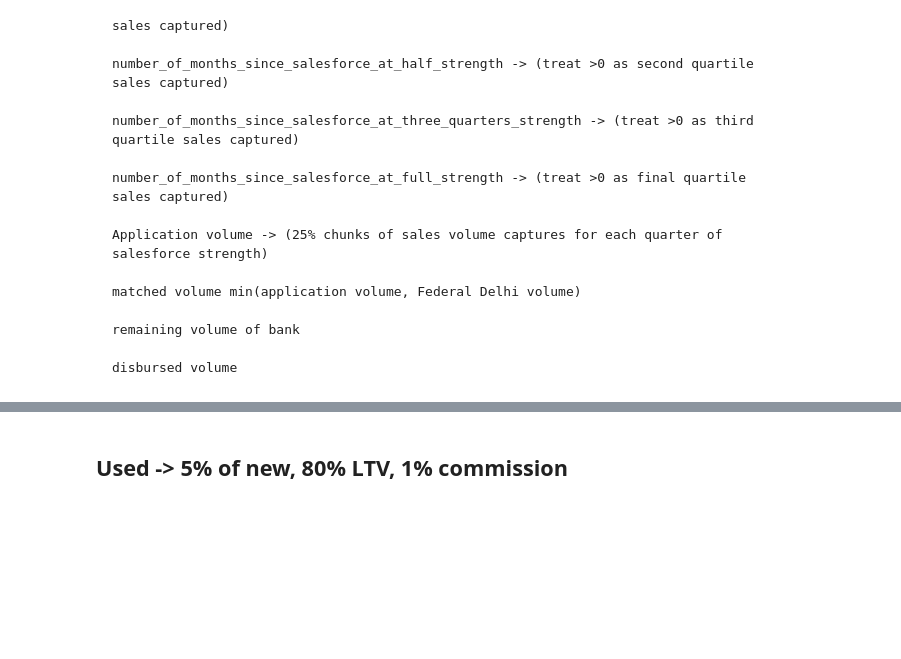
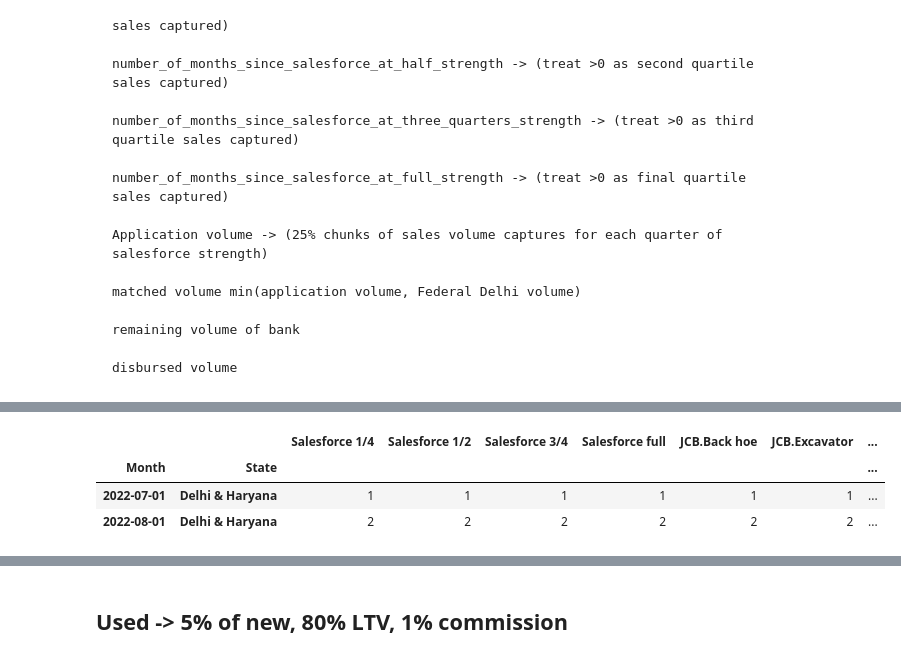
Before and after one commit to kcdbaba/smecreditt-projections, a Jupyter notebook: project_sales.ipynb, the cells around one changed output, grey strips where cells are left out. Drawn from its saved outputs; the diff is of its cells as text; code cells hidden in the pictures; blank space fills up the shorter version.

```diff
--- a/project_sales.ipynb
+++ b/project_sales.ipynb
@@ -360,7 +416,12 @@ for idx, oem in enumerate(oem_cols):
 timeline_sales['match new vol'] = timeline_sales[[f'{oem} match vol' for oem in oem_cols]].sum(axis=1)
 # %%
 with pd.option_context('display.max_columns', None, 'display.max_rows', None):
-    display(timeline_sales.query('State=="Delhi & Haryana"').head(7))
+    display(timeline_sales.query('State=="Delhi & Haryana"').head(2))
+# %% [output]
+|  |  | Salesforce 1/4 | Salesforce 1/2 | Salesforce 3/4 | Salesforce full | JCB.Back hoe | JCB.Excavator | ... |
+| Month | State |  |  |  |  |  |  | ... |
+| 2022-07-01 | Delhi & Haryana | 1 | 1 | 1 | 1 | 1 | 1 | ... |
+| 2022-08-01 | Delhi & Haryana | 2 | 2 | 2 | 2 | 2 | 2 | ... |
 # %%
 revenues = timeline_sales.groupby('Month')['match new vol', 'match new sales', 'revenue new'].sum()
 
```
Also changed, not shown: parts of 21 cells of this notebook, 1 other file.
